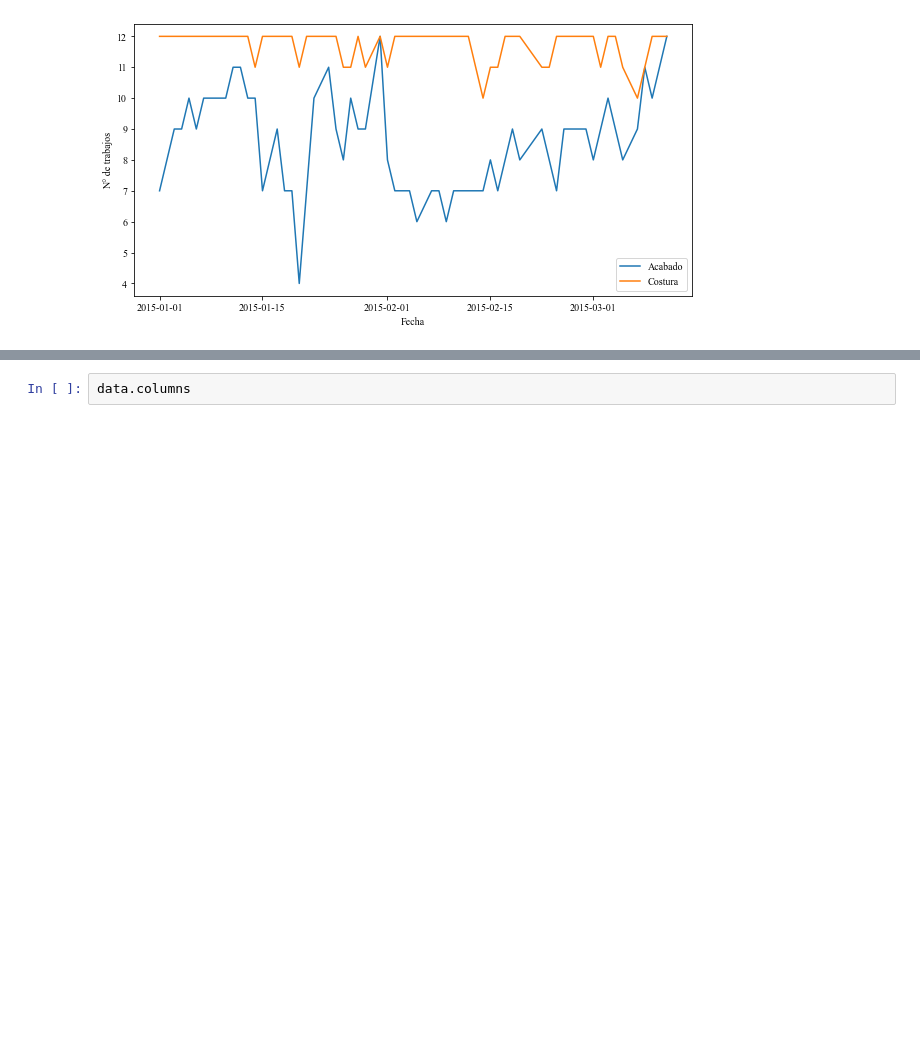
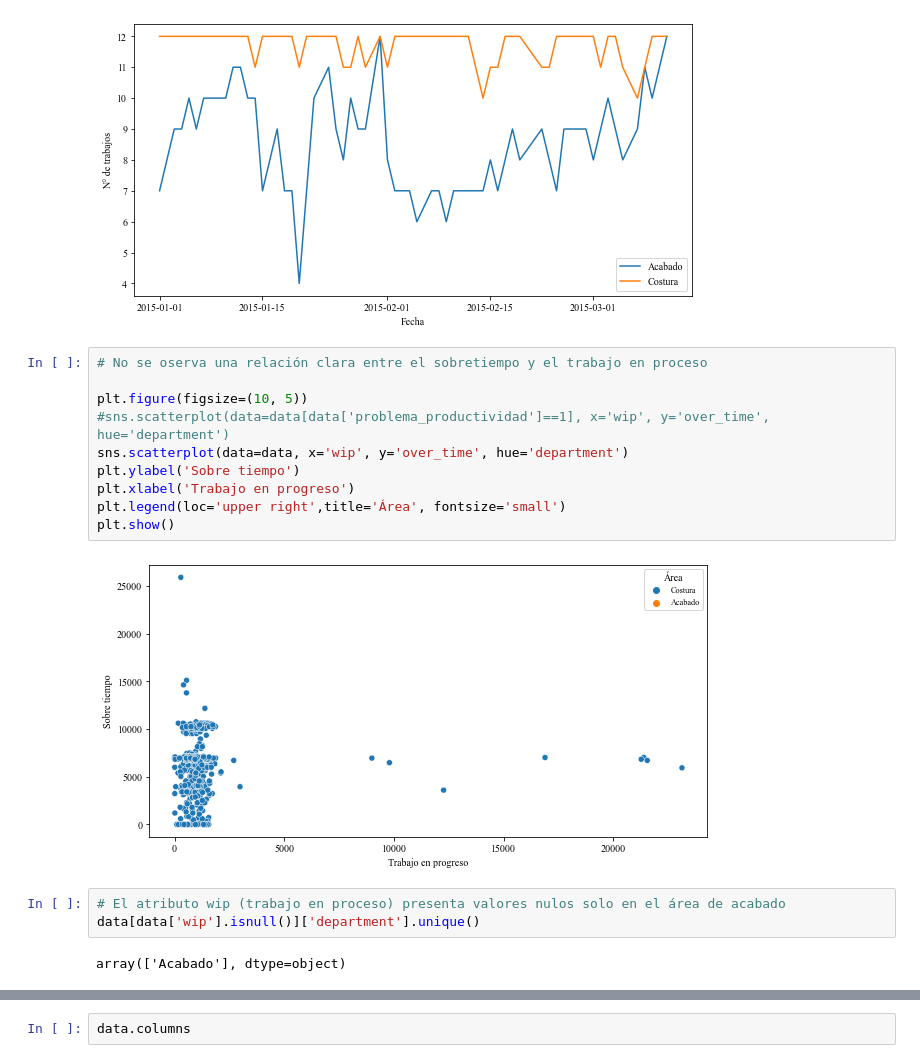
Before and after one commit to ejhoan/Proyecto-ML, a Jupyter notebook: Exploración_inicial.ipynb, the cells around one changed output, grey strips where cells are left out. Saved outputs shown, nothing was run; the diff lists cells and outputs as text; blank space fills up the shorter version.

Commit message:
correcion valores nulos

```diff
--- a/Exploración_inicial.ipynb
+++ b/Exploración_inicial.ipynb
@@ -273,3 +333,20 @@ plt.legend(loc='lower right')
 plt.show()
 # %% [output]
 [figure]
+# %%
+# No se oserva una relación clara entre el sobretiempo y el trabajo en proceso
+
+plt.figure(figsize=(10, 5))
+#sns.scatterplot(data=data[data['problema_productividad']==1], x='wip', y='over_time', hue='department')
+sns.scatterplot(data=data, x='wip', y='over_time', hue='department')
+plt.ylabel('Sobre tiempo')
+plt.xlabel('Trabajo en progreso')
+plt.legend(loc='upper right',title='Área', fontsize='small')
+plt.show()
+# %% [output]
+[figure, added]
+# %%
+# El atributo wip (trabajo en proceso) presenta valores nulos solo en el área de acabado
+data[data['wip'].isnull()]['department'].unique()
+# %% [output]
+array(['Acabado'], dtype=object)
```
Also changed, not shown: parts of 19 cells of this notebook, 1 other file.
